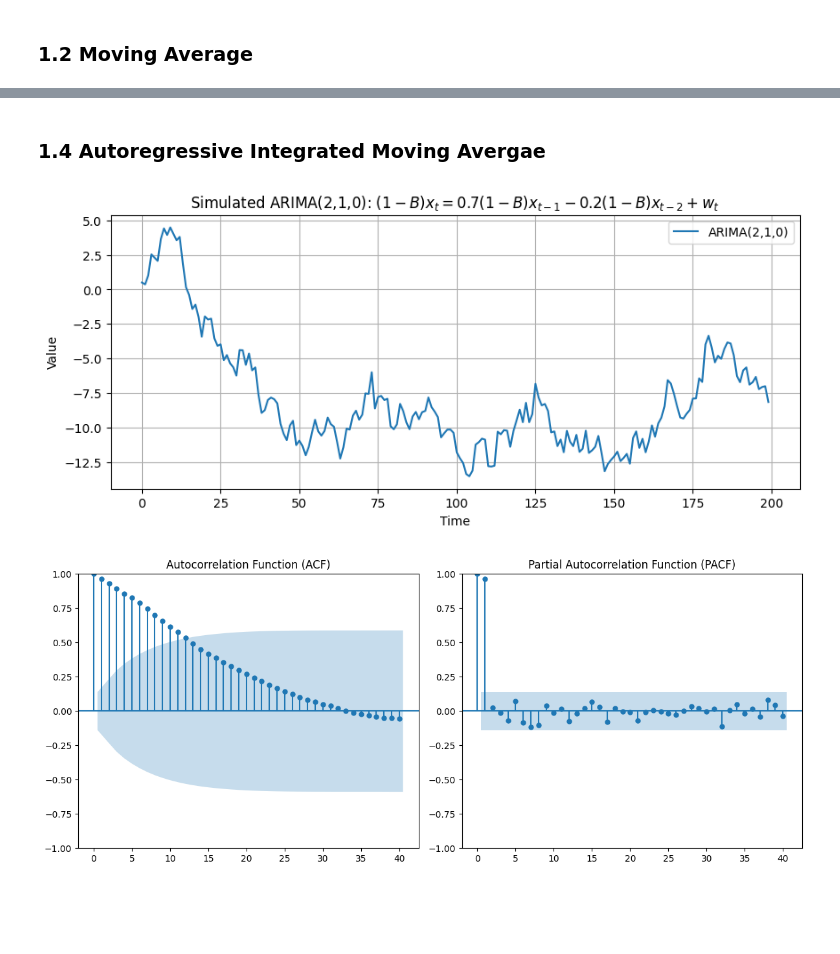
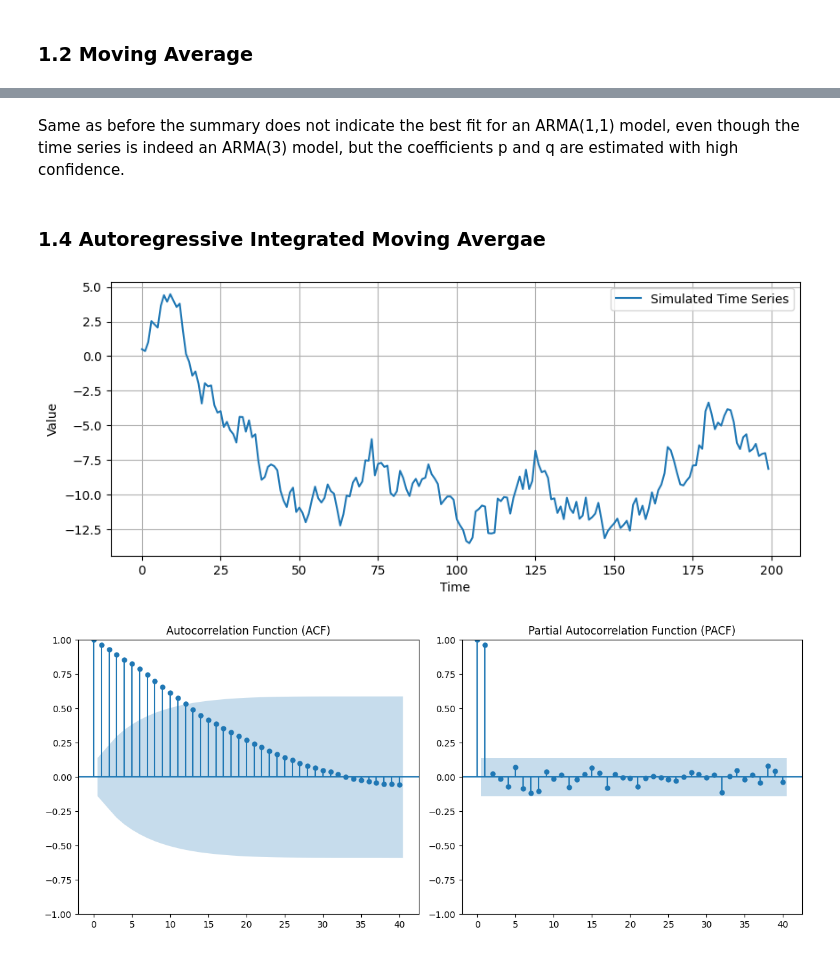
Before and after one commit to V8-Luky/time, a Jupyter notebook: notebooks/04_Exercise.ipynb, the cells around one changed output, grey strips where cells are left out. Saved outputs shown, nothing was run; the diff lists cells and outputs as text; code cells hidden in the pictures; blank space fills up the shorter version.

```diff
--- a/notebooks/04_Exercise.ipynb
+++ b/notebooks/04_Exercise.ipynb
@@ -120,28 +255,28 @@ plot_acf_and_pacf(x)
+# %% [markdown]
+Same as before the summary does not indicate the best fit for an ARMA(1,1) model, even though the time series is indeed an ARMA(3) model, but the coefficients p and q are estimated with high confidence.
 # %% [markdown]
 ### 1.4 Autoregressive Integrated Moving Avergae
 # %%
-# ARIMA(2,1,0) -> difference once, then AR(2)
 ar = np.array([1, -0.7, 0.2])
 ma = np.array([1, -0.7, 0.2])
 
 arma_process = ArmaProcess(ar, ma)
 
 # Simulate the AR part (this gives the differenced series)
 np.random.seed(42)
 y_diff = arma_process.generate_sample(nsample=200)
 
 # Integrate (undo differencing) to get ARIMA
-x = np.cumsum(y_diff)
+x_arima = np.cumsum(y_diff)
 
 # Plot
 plt.figure(figsize=(10, 4))
-plt.plot(x, label='ARIMA(2,1,0)')
-plt.title(r'Simulated ARIMA(2,1,0): $(1 - B)x_t = 0.7(1 - B)x_{t-1} - 0.2(1 - B)x_{t-2} + w_t$')
+plt.plot(x_arima, label='Simulated Time Series')
 plt.xlabel('Time')
 plt.ylabel('Value')
 plt.legend()
 plt.grid(True)
 plt.show()
 # %% [output]
-[figure, old version]
+[figure, new version]
 # %%
```
Also changed, not shown: parts of 60 cells of this notebook.
